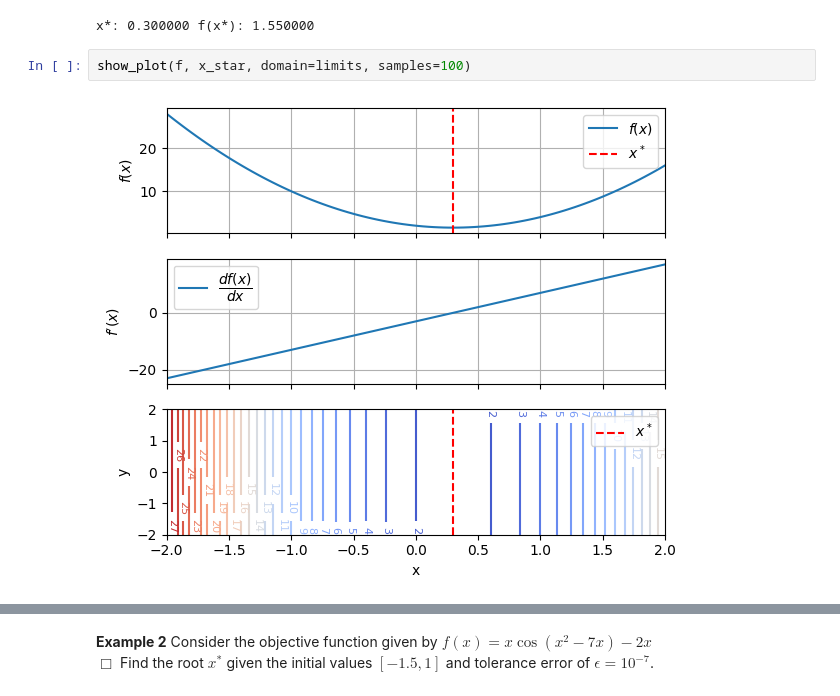
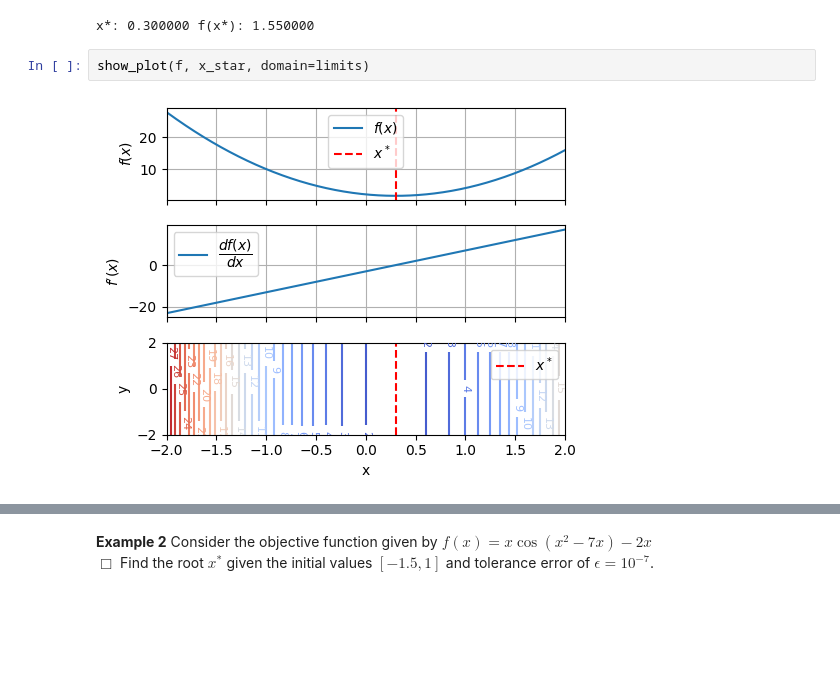
Before and after one commit to akalingking/quant-finance-lectures, a Jupyter notebook: optimization/03_one_dimensional_optimization.ipynb, the cells around one changed output, grey strips where cells are left out. Saved outputs shown, nothing was run; the diff lists cells and outputs as text; blank space fills up the shorter version.

Commit message:
shrink figures

```diff
--- a/optimization/03_one_dimensional_optimization.ipynb
+++ b/optimization/03_one_dimensional_optimization.ipynb
@@ -275,9 +275,9 @@ x_star, _ = opt_secant(f, domain=limits, verbose=False)
 # %% [output]
 x*: 0.300000 f(x*): 1.550000
 # %%
-show_plot(f, x_star, domain=limits, samples=100)
+show_plot(f, x_star, domain=limits)
 # %% [output]
-[figure, old version]
+[figure, new version]
 # %%
 # Validate using scipy optimizer
 import autograd.numpy as aunp
```
Also changed, not shown: parts of 6 cells of this notebook, 1 other file.
